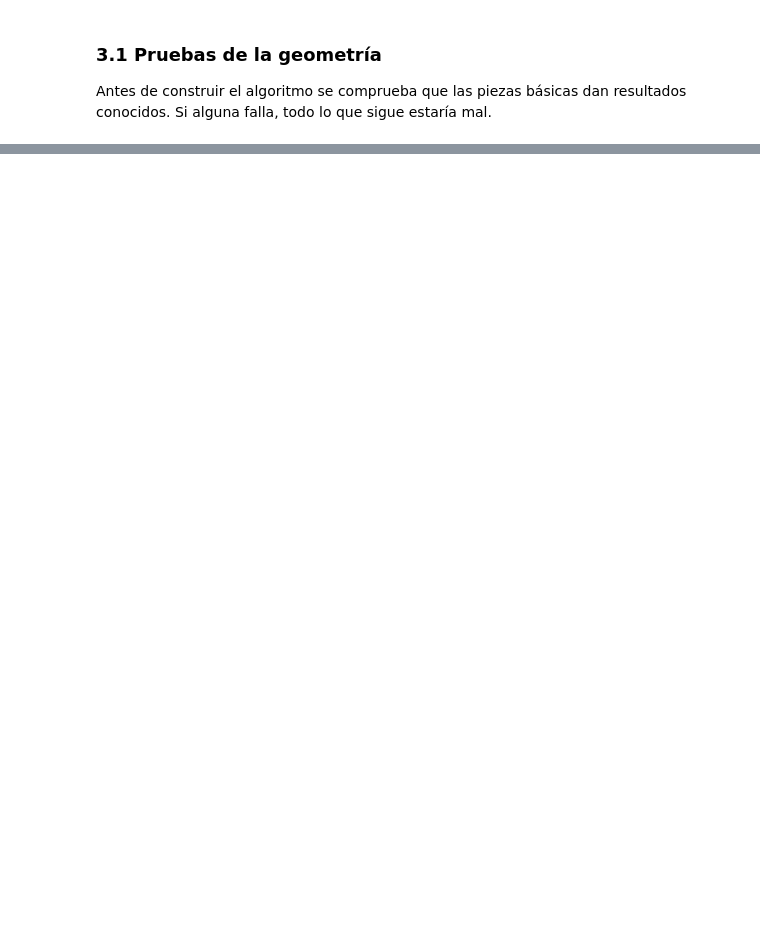
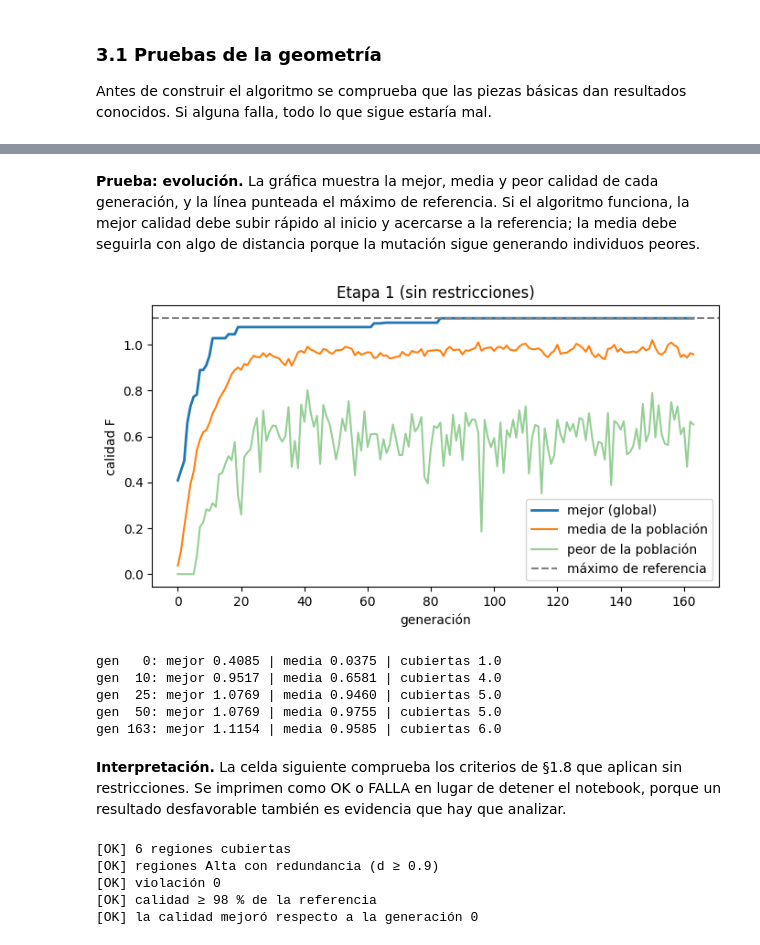
Before and after one commit to AlexRecaman/astroshield, a Jupyter notebook: astroshield.ipynb, the cells around one changed output, grey strips where cells are left out. Cells and saved outputs as stored; diff of their text form; code cells hidden in the pictures; blank space fills up the shorter version.

Commit message:
Parte 2: agrega función de calidad, algoritmo evolutivo y etapa 1

```diff
--- a/astroshield.ipynb
+++ b/astroshield.ipynb
@@ -321,0 +604,62 @@ print("Pruebas de geometría: OK")
+# %% [markdown]
+**Prueba: evolución.** La gráfica muestra la mejor, media y peor calidad de cada generación, y la línea punteada el máximo de referencia. Si el algoritmo funciona, la mejor calidad debe subir rápido al inicio y acercarse a la referencia; la media debe seguirla con algo de distancia porque la mutación sigue generando individuos peores.
+# %%
+import matplotlib.pyplot as plt
+
+
+def graficar_evolucion(res, titulo=None, ax=None):
+    h = res["historial"]
+    ax = ax or plt.subplots(figsize=(8, 4))[1]
+    ax.plot(h["generacion"], h["mejor_global"], label="mejor (global)", lw=2)
+    ax.plot(h["generacion"], h["media"], label="media de la población")
+    ax.plot(h["generacion"], h["peor"], label="peor de la población", alpha=0.5)
+    ax.axhline(calidad_maxima_teorica(res["escenario"]), ls="--", c="gray", label="máximo de referencia")
+    ax.set_xlabel("generación")
+    ax.set_ylabel("calidad F")
+    ax.set_title(titulo or res["escenario"].nombre)
+    ax.legend(loc="lower right")
+    return ax
+
+
+graficar_evolucion(res_etapa1)
+plt.show()
+
+h1 = res_etapa1["historial"]
+for g in [0, 10, 25, 50, int(h1["generacion"].max())]:
+    fila = h1[h1["generacion"] == g]
+    if len(fila):
+        f = fila.iloc[0]
+        print(f"gen {g:>3}: mejor {f['mejor_global']:.4f} | media {f['media']:.4f} | cubiertas {f['cubiertas_mejor_global']}")
+# %% [output]
+[figure, added]
+gen   0: mejor 0.4085 | media 0.0375 | cubiertas 1.0
+gen  10: mejor 0.9517 | media 0.6581 | cubiertas 4.0
+gen  25: mejor 1.0769 | media 0.9460 | cubiertas 5.0
+gen  50: mejor 1.0769 | media 0.9755 | cubiertas 5.0
+gen 163: mejor 1.1154 | media 0.9585 | cubiertas 6.0
+# %% [markdown]
+**Interpretación.** La celda siguiente comprueba los criterios de §1.8 que aplican sin restricciones. Se imprimen como OK o FALLA en lugar de detener el notebook, porque un resultado desfavorable también es evidencia que hay que analizar.
+# %%
+def verificar_criterios(res):
+    ev = res["mejor"]["eval"]
+    det = cobertura_por_region(res["mejor"]["config"], res["escenario"])
+    altas = det[det["prioridad"] == "Alta"]
+    criterios = {
+        "6 regiones cubiertas": ev["cubiertas"] == len(res["escenario"].regiones),
+        "regiones Alta con redundancia (d ≥ 0.9)": bool((altas["d"] >= 0.9).all()),
+        "violación 0": ev["violacion"] == 0,
+        "calidad ≥ 98 % de la referencia": ev["fitness"] >= 0.98 * calidad_maxima_teorica(res["escenario"]),
+        "la calidad mejoró respecto a la generación 0": ev["fitness"] > res["inicial"]["eval"]["fitness"],
+    }
+    for nombre, ok in criterios.items():
+        print(f"[{'OK' if ok else 'FALLA'}] {nombre}")
+    return criterios
+
+
+_ = verificar_criterios(res_etapa1)
+# %% [output]
+[OK] 6 regiones cubiertas
+[OK] regiones Alta con redundancia (d ≥ 0.9)
+[OK] violación 0
+[OK] calidad ≥ 98 % de la referencia
+[OK] la calidad mejoró respecto a la generación 0
```
Also changed, not shown: parts of 12 cells of this notebook.
